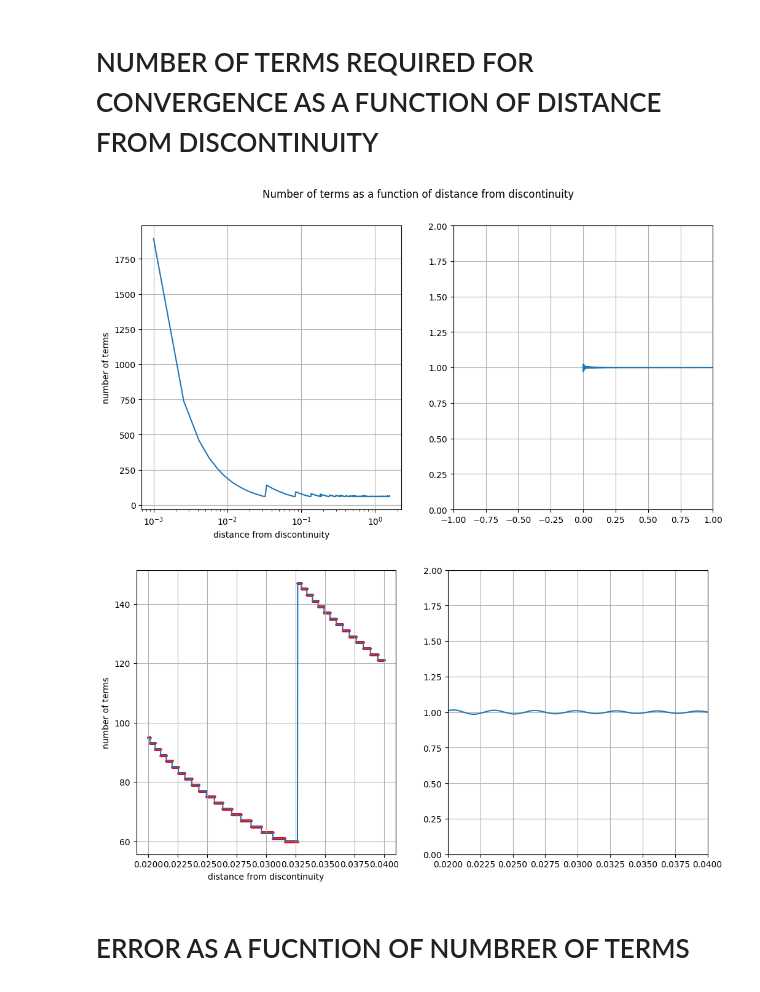
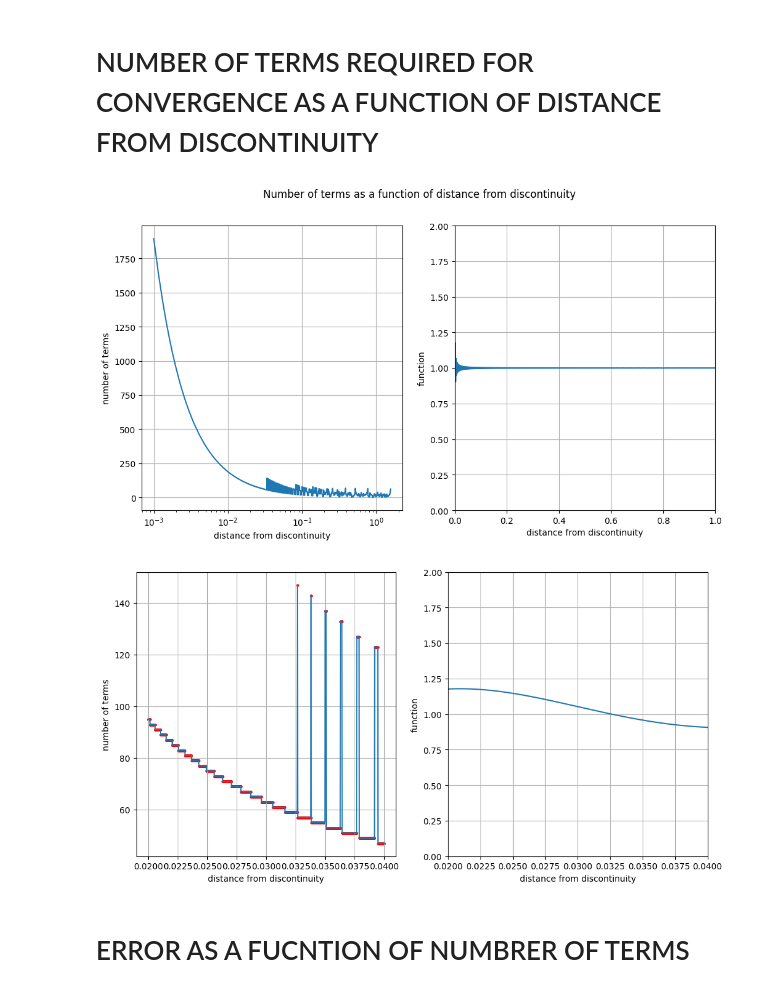
Before and after one commit to alan-ajay/Implementation-of-Fast-Fourier-Transform, a Jupyter notebook: Fourier Series and Convergence.ipynb, the cells around one changed output. Drawn from its saved outputs; the diff is of its cells as text; code cells hidden in the pictures.

```diff
--- a/Fourier Series and Convergence.ipynb
+++ b/Fourier Series and Convergence.ipynb
@@ -74,12 +74,12 @@ absolute error: 0.9559870559939565
 def if_converging(i, t, tol = 1):
     actual_val = sqr_wave_true(t)
     approx = sqr_wave_approx(t, i)
-    error = abs((actual_val - approx)*100/approx)
-    return error < tol
+    error = abs((actual_val - approx)*100/actual_val)
+    return error > tol
 
 def terms_find(t):
-    i = 60
-    while not(if_converging(i, t)):
+    i = 0
+    while if_converging(i, t):
         i += 1
     return i
 
@@ -89,7 +89,7 @@ def make_plot(T):
         terms.append(terms_find(t))
     return terms
 
-T = np.linspace(0.001, np.pi/2, 1000)
+T = np.linspace(0.001, np.pi/2, 10000)
 terms = make_plot(T)
 fig, axs = plt.subplots(1, 2, figsize=(12, 6))
 axs[0].set_xlabel('distance from discontinuity')
@@ -99,30 +99,34 @@ axs[0].plot(T, terms)
 axs[0].set_xscale('log')
 # axs[0].scatter(T, terms, s = 5, color = 'red')
 
-axs[1].axis([-1, 1, 0, 2])
+axs[1].axis([0, 1, 0, 2])
 axs[1].grid()
-axs[1].plot( T, sqr_wave_approx(T, 2000))
+axs[1].set_xlabel('distance from discontinuity')
+axs[1].set_ylabel('function')
+axs[1].plot( T, sqr_wave_approx(T, 1750))
 plt.suptitle('Number of terms as a function of distance from discontinuity')
 plt.show()
 # %% [output]
-[figure, old version]
+[figure, new version]
 # %%
 T = np.linspace(0.02, .04, 1000)
 terms = make_plot(T)
 fig, axs = plt.subplots(1, 2, figsize=(12, 6))
 axs[0].set_xlabel('distance from discontinuity')
 axs[0].set_ylabel('number of terms')
 axs[0].grid()
 axs[0].plot(T, terms)
 # axs[0].set_xscale('log')
 axs[0].scatter(T, terms, s = 5, color = 'red')
 
 axs[1].axis([.02, .04, 0, 2])
 axs[1].grid()
-axs[1].plot( T, sqr_wave_approx(T, 2000))
+axs[1].set_xlabel('distance from discontinuity')
+axs[1].set_ylabel('function')
+axs[1].plot( T, sqr_wave_approx(T, 150))
 plt.show()
 # %% [output]
-[figure, old version]
+[figure, new version]
 # %% [markdown]
 # ERROR AS A FUCNTION OF NUMBRER OF TERMS
 # %%
```
Also changed, not shown: parts of 2 cells of this notebook.
